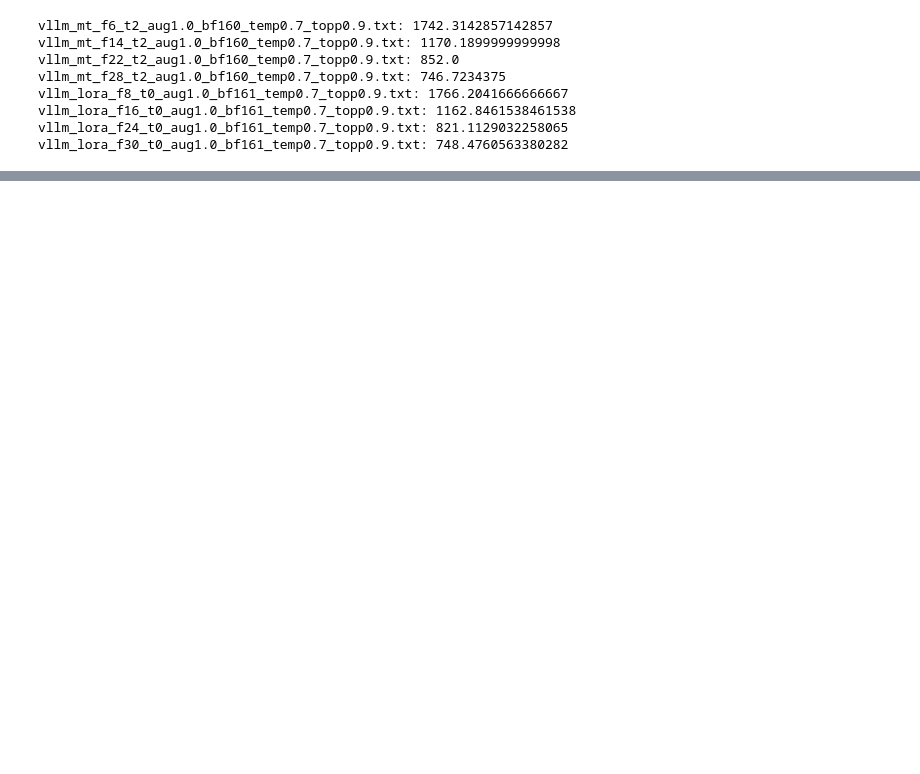
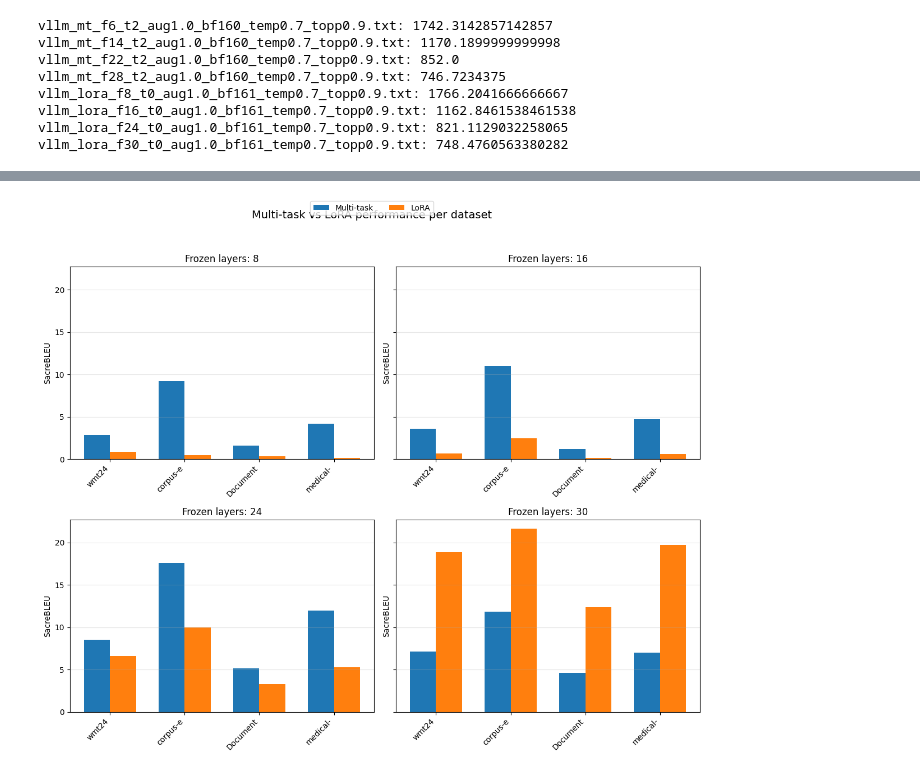
Before and after one commit to leobitz/en-es, a Jupyter notebook: process-results.ipynb, the cells around one changed output, grey strips where cells are left out. Saved outputs shown, nothing was run; the diff lists cells and outputs as text; code cells hidden in the pictures; blank space fills up the shorter version.

```diff
--- a/process-results.ipynb
+++ b/process-results.ipynb
@@ -30,0 +113,38 @@ vllm_lora_f30_t0_aug1.0_bf161_temp0.7_topp0.9.txt: 748.4760563380282
+# %%
+fig, axes = plt.subplots(2, 2, figsize=(12, 10), sharey=True)
+axes = axes.flatten()
+
+layers = sorted(results['multi-task'])
+width = 0.35
+legend_handles = None
+
+for ax, layer in zip(axes, layers):
+    datasets = [
+        ds for ds in results['multi-task'][layer]
+        if ds != 'average' and ds in results['lora'][layer] and ds != 'all'
+    ]
+    x = range(len(datasets))
+    multi_scores = [results['multi-task'][layer][ds] for ds in datasets]
+    lora_scores = [results['lora'][layer][ds] for ds in datasets]
+
+    bars_multi = ax.bar([i - width / 2 for i in x], multi_scores, width=width, label="Multi-task")
+    bars_lora = ax.bar([i + width / 2 for i in x], lora_scores, width=width, label="LoRA")
+
+    if legend_handles is None:
+        legend_handles = (bars_multi[0], bars_lora[0])
+
+    ax.set_title(f"Frozen layers: {layer}")
+    ax.set_xticks(list(x))
+    ax.set_xticklabels([ds[:8] for ds in datasets], rotation=45, ha="right")
+    ax.set_ylabel("SacreBLEU")
+    ax.grid(axis="y", alpha=0.3)
+
+for ax in axes[len(layers):]:
+    ax.axis("off")
+
+fig.suptitle("Multi-task vs LoRA performance per dataset", fontsize=14)
+fig.legend(legend_handles, ["Multi-task", "LoRA"], loc="upper center", ncol=2)
+fig.tight_layout(rect=[0, 0, 1, 0.95])
+plt.show()
+# %% [output]
+[figure, added]
```
Also changed, not shown: parts of 13 cells of this notebook, 4 other files.
